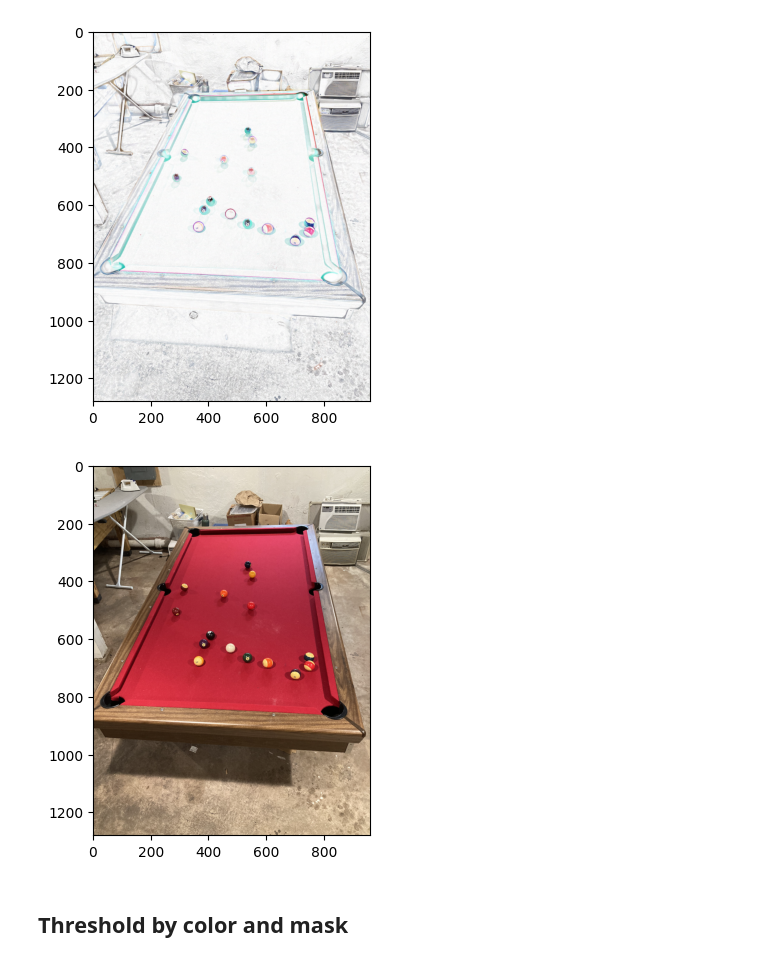
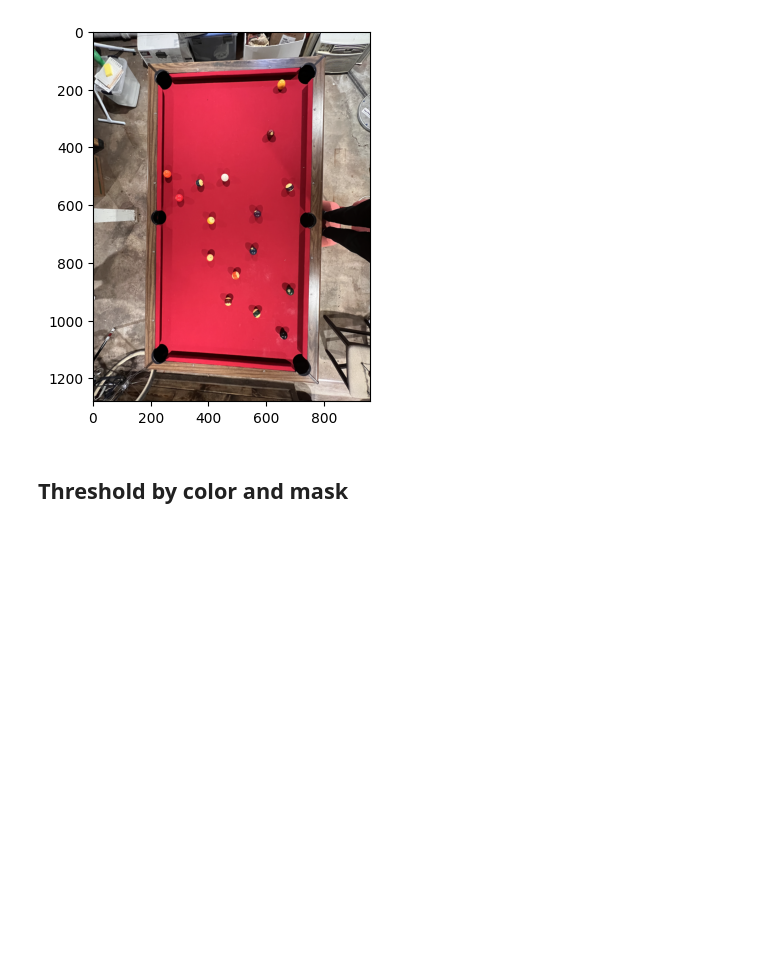
Before and after one commit to bennibbelink/cs766-final-project, a Jupyter notebook: ball_detect.ipynb, the cells around one changed output. Saved outputs shown, nothing was run; the diff lists cells and outputs as text; code cells hidden in the pictures; blank space fills up the shorter version.

```diff
--- a/ball_detect.ipynb
+++ b/ball_detect.ipynb
@@ -13,0 +1,5 @@ def shadow_remove(img):
+# %%
+import cv2
+import matplotlib.pyplot as plt
+import numpy as np
+DEBUG = True
@@ -14,18 +12,12 @@ def shadow_remove(img):
 # %%
-from sympy import Point, Ellipse
-import matplotlib.pyplot as plt
-import numpy as np
-x1='images/most_balls/1280x1280/IMG_3207.png'
-grayscale = cv2.imread(x1, 0)
-color = cv2.imread(x1,1)
-no_shadow = shadow_remove(color)
-plt.imshow(cv2.cvtColor(no_shadow, cv2.COLOR_BGR2RGB))
-plt.show()
-plt.imshow(cv2.cvtColor(color, cv2.COLOR_BGR2RGB))
-plt.show()
+image_path='new_images/all_balls/1280x1280/IMG_2735.png'
+grayscale = cv2.imread(image_path, 0)
+color = cv2.imread(image_path,1)
+if DEBUG:
+    plt.imshow(cv2.cvtColor(color, cv2.COLOR_BGR2RGB))
+    plt.show()
 # %% [output]
-[figure, old version]
+[figure, new version]
-[figure, removed]
 # %% [markdown]
 ## Threshold by color and mask
 # %%
```
Also changed, not shown: parts of 7 cells of this notebook, 30 other files.
